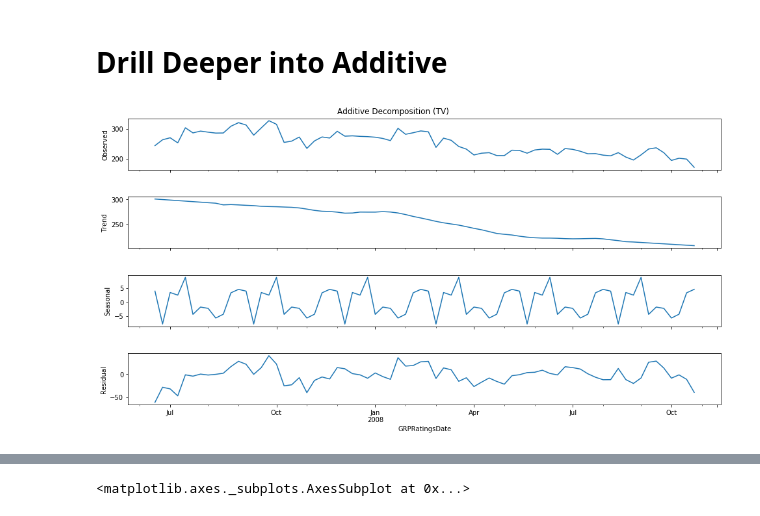
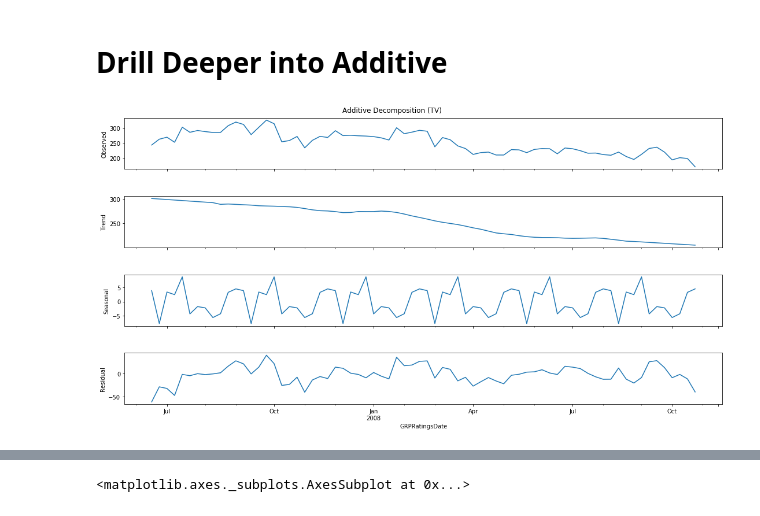
Before and after one commit to lppier/Indian_TV_Time_Series, a Jupyter notebook: Decompositional Methods.ipynb, the cells around one changed output, grey strips where cells are left out. Saved outputs shown, nothing was run; the diff lists cells and outputs as text; code cells hidden in the pictures.

```diff
--- a/Decompositional Methods.ipynb
+++ b/Decompositional Methods.ipynb
@@ -220,15 +235,15 @@ Prediction quality: 8.99% MAPE
 # %%
 # Try increasing the filter order
 
 freq = 18
 filt_fn = np.array([.5] + [1] * (freq - 1) + [.5]) / freq
 filt_fn
 decomp = seasonal_decompose(df_train['GRP'], freq=12, model='additive', filt=filt_fn, extrapolate_trend=freq)
-decomp.plot().set_size_inches(15,8)
+decomp.plot().set_size_inches(17,9)
 plt.suptitle('Additive Decomposition (TV)')
 plt.show()
 # %% [output]
-[figure, old version]
+[figure, new version]
 # %%
 decomp.trend.plot()
 df_trend = pd.DataFrame(decomp.trend)
```
Also changed, not shown: parts of 16 cells of this notebook, 10 other files.
